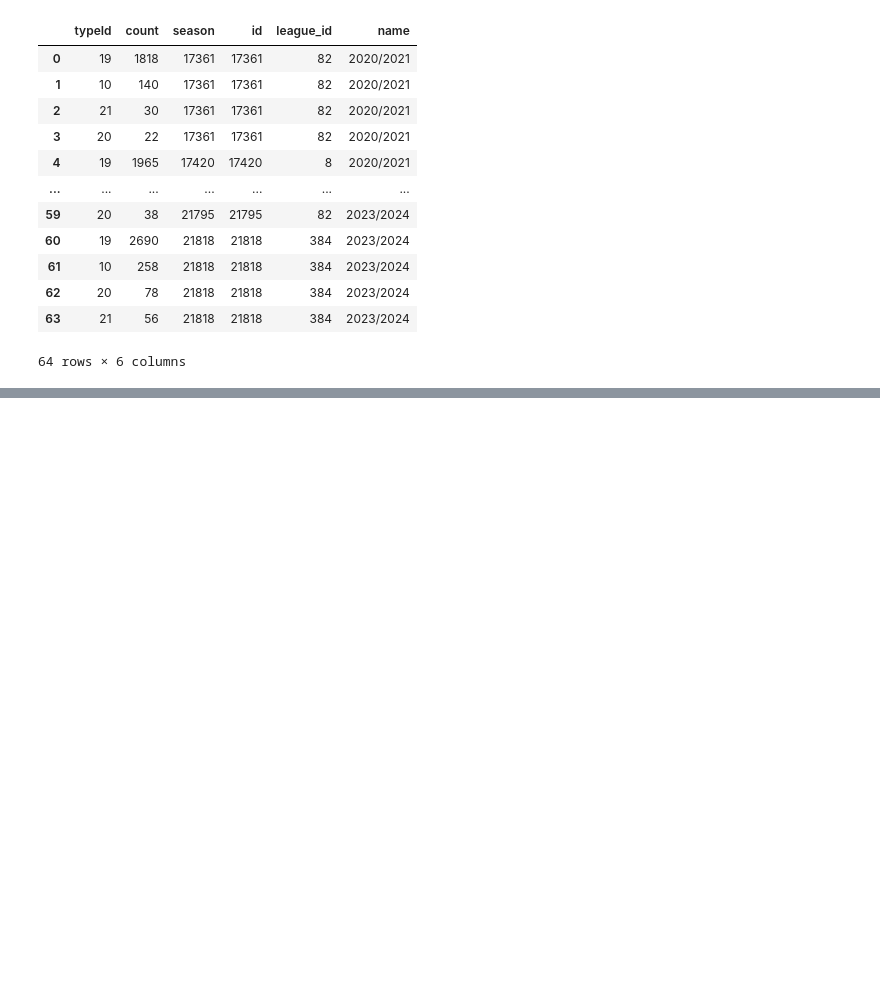
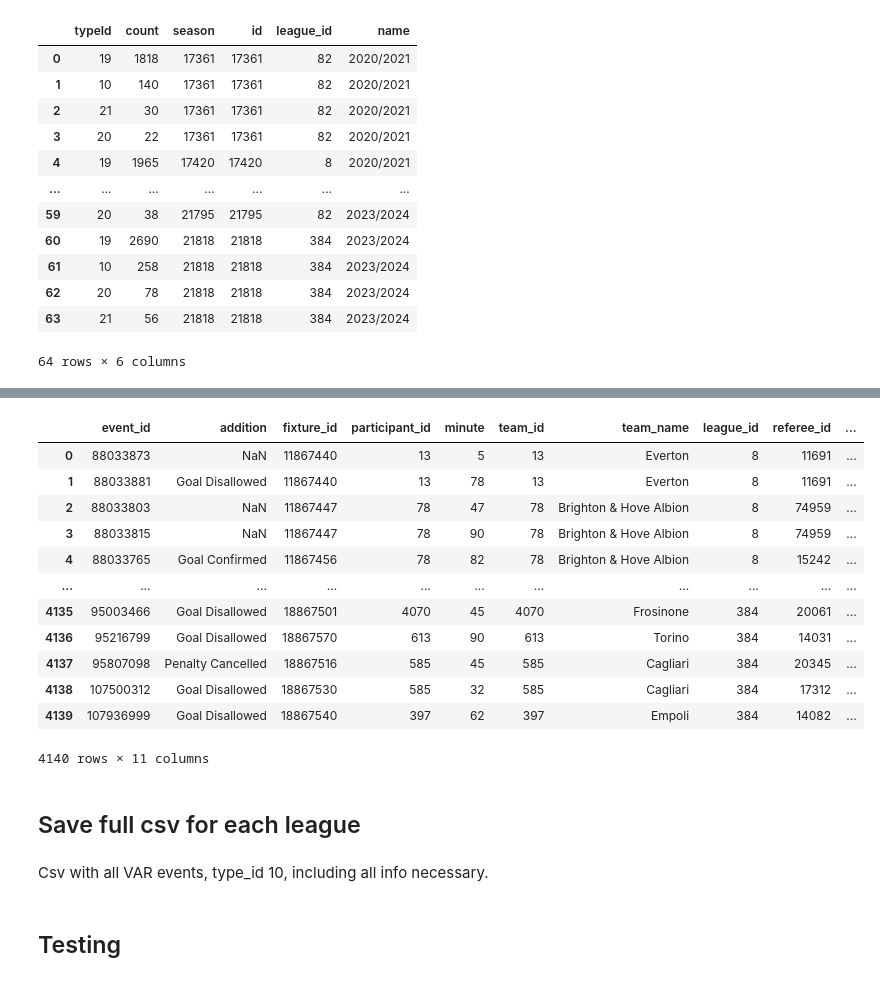
Before and after one commit to AneliaAB/Visualisering, a Jupyter notebook: analyse.ipynb, the cells around one changed output, grey strips where cells are left out. Drawn from its saved outputs; the diff is of its cells as text; code cells hidden in the pictures; blank space fills up the shorter version.

```diff
--- a/analyse.ipynb
+++ b/analyse.ipynb
@@ -74,0 +250,14 @@ league_8.to_csv('data/analyse/countPerLeague/league8.csv')
+# %%
+id_list = [i for i in relevant_seasons['id']]
+fixtures_dict = {'fixture_id':[], 'league_id':[], 'referee_id':[], 'season_id':[], 'game_name':[]}
+path = 'data/fixtures'
+for file in os.listdir(path):
+    if int(file.split('_')[1].strip('.csv')) in id_list:
+        event_file = pd.read_csv(f'{path}/{file}')
+        fixtures_dict['fixture_id'] = fixtures_dict['fixture_id']  + [i for i in event_file['fixture_id']]
+        fixtures_dict['league_id'] = fixtures_dict['league_id']  + [i for i in event_file['league_id']]
+        fixtures_dict['referee_id'] = fixtures_dict['referee_id']  + [i for i in event_file['referee']]
+        fixtures_dict['season_id'] = fixtures_dict['season_id']  + [i for i in event_file['season_id']]
+        fixtures_dict['game_name'] = fixtures_dict['game_name']  + [i for i in event_file['name']]
+fixtures_dict = pd.DataFrame.from_dict(fixtures_dict)
+fixtures_dict
@@ -74,0 +289,6 @@ league_8.to_csv('data/analyse/countPerLeague/league8.csv')
+# %%
+teams = pd.read_csv('data/teams.csv')
+teams = teams[['id', 'name']].drop_duplicates()
+teams.to_csv('teams_updates.csv', index=False)
+teams = teams.rename(columns={'id': 'team_id','venue_id': 'team_venue_id', 'name': 'team_name'})
+teams
@@ -74,0 +309,5 @@ league_8.to_csv('data/analyse/countPerLeague/league8.csv')
+# %%
+var_events = pd.read_csv('var.csv')
+var_events = var_events[['id','addition', 'fixture_id','participant_id', 'minute']]
+var_events = var_events.rename(columns={'id': 'event_id'})
+var_events
@@ -74,0 +328,3 @@ league_8.to_csv('data/analyse/countPerLeague/league8.csv')
+# %%
+var_per_referee = var_events.merge(teams, left_on='participant_id', right_on='team_id')
+var_per_referee
@@ -74,0 +345,22 @@ league_8.to_csv('data/analyse/countPerLeague/league8.csv')
+# %%
+var_per_referee = var_per_referee.merge(fixtures_dict, left_on='fixture_id', right_on='fixture_id')
+var_per_referee.to_csv('data/bog_data.csv')
+var_per_referee
+# %% [output]
+|  | event_id | addition | fixture_id | participant_id | minute | team_id | team_name | league_id | referee_id | ... |
+| 0 | 88033873 | NaN | 11867440 | 13 | 5 | 13 | Everton | 8 | 11691 | ... |
+| 1 | 88033881 | Goal Disallowed | 11867440 | 13 | 78 | 13 | Everton | 8 | 11691 | ... |
+| 2 | 88033803 | NaN | 11867447 | 78 | 47 | 78 | Brighton & Hove Albion | 8 | 74959 | ... |
+| 3 | 88033815 | NaN | 11867447 | 78 | 90 | 78 | Brighton & Hove Albion | 8 | 74959 | ... |
+| 4 | 88033765 | Goal Confirmed | 11867456 | 78 | 82 | 78 | Brighton & Hove Albion | 8 | 15242 | ... |
+| ... | ... | ... | ... | ... | ... | ... | ... | ... | ... | ... |
+| 4135 | 95003466 | Goal Disallowed | 18867501 | 4070 | 45 | 4070 | Frosinone | 384 | 20061 | ... |
+| 4136 | 95216799 | Goal Disallowed | 18867570 | 613 | 90 | 613 | Torino | 384 | 14031 | ... |
+| 4137 | 95807098 | Penalty Cancelled | 18867516 | 585 | 45 | 585 | Cagliari | 384 | 20345 | ... |
+| 4138 | 107500312 | Goal Disallowed | 18867530 | 585 | 32 | 585 | Cagliari | 384 | 17312 | ... |
+| 4139 | 107936999 | Goal Disallowed | 18867540 | 397 | 62 | 397 | Empoli | 384 | 14082 | ... |
+4140 rows × 11 columns
+# %% [markdown]
+## Save full csv for each league
+# %% [markdown]
+Csv with all VAR events, type_id 10, including all info necessary.
@@ -74,0 +372,2 @@ league_8.to_csv('data/analyse/countPerLeague/league8.csv')
+# %% [markdown]
+## Testing
```
Also changed, not shown: parts of 31 cells of this notebook, 8 other files.
